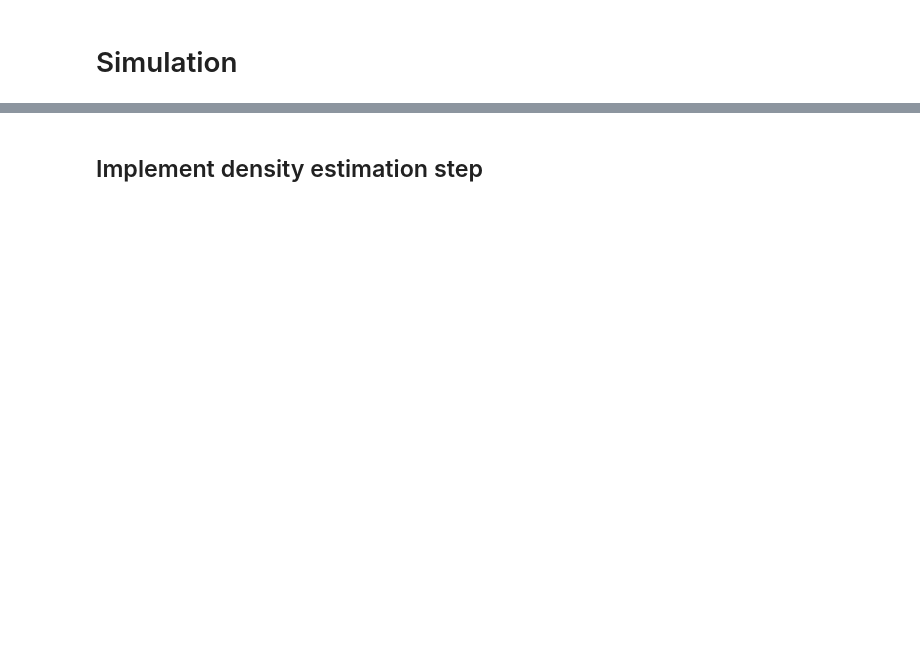
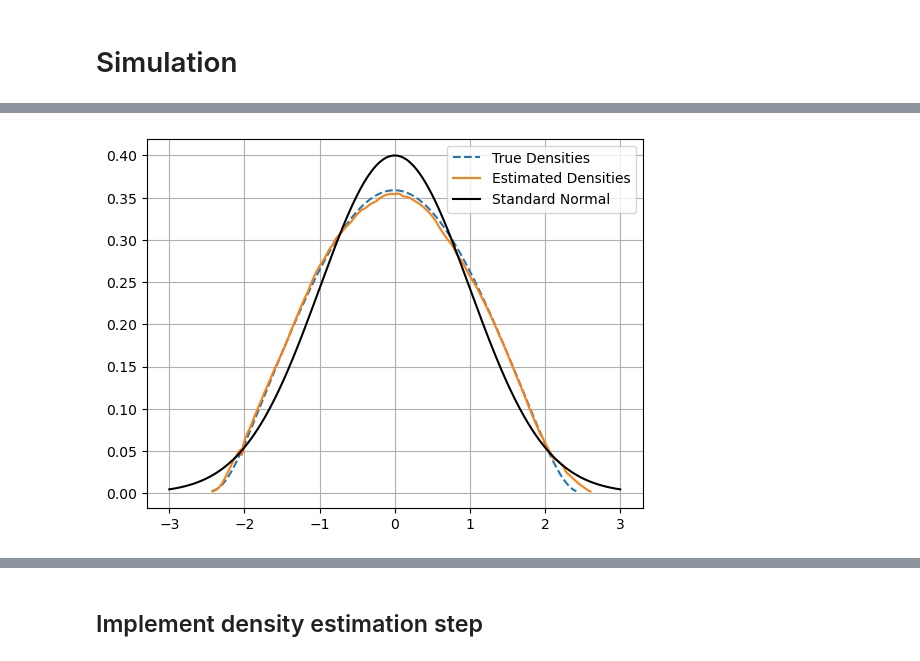
Before and after one commit to mirkimirk/thesis_frechet_fda, a Jupyter notebook: src/frechet_fda/reproduction_petersen2016.ipynb, the cells around one changed output, grey strips where cells are left out. Saved outputs shown, nothing was run; the diff lists cells and outputs as text; code cells hidden in the pictures; blank space fills up the shorter version.

```diff
--- a/src/frechet_fda/reproduction_petersen2016.ipynb
+++ b/src/frechet_fda/reproduction_petersen2016.ipynb
@@ -33,7 +33,7 @@ grid_size = 10000
 trunc = 3
 mus, sigmas = gen_params_scenario_one(n)
 # Sort sigmas, because when summing Function instances something goes wrong otherwise
-sigmas.sort()
+# sigmas.sort()
 # %%
 # Generate pdfs within truncation points
 pdfs = make_truncnorm_pdf(
@@ -164,12 +179,11 @@ for i in range(m):
     for j, n in enumerate(sample_sizes):
         # j index only used for storing Fréchet means below!
         # Set parameters
-        grid_size = 10000
         trunc = 3
         seed_num = int(str(i) + str(n))  # unique seed in each simulation run
         mus, sigmas = gen_params_scenario_one(n, seed=seed_num)
         # Sort sigmas, because when summing Function instances something goes wrong otherwise
-        sigmas.sort()
+        # sigmas.sort()
 
         # Generate pdfs within truncation points
         pdfs = make_truncnorm_pdf(
@@ -354,22 +381,24 @@ plt.show()
 # %%
 # Plot Fréchet mean with true densities against estimated densities and true center
 fig, ax = plt.subplots()
 ax.plot(
     mean_of_f_means200.x,
     mean_of_f_means200.y,
     label="True Densities",
     linestyle="--",
 )
 ax.plot(
     mean_of_f_means200_denstimation.x,
     mean_of_f_means200_denstimation.y,
     label="Estimated Densities",
-    linestyle="--",
+    linestyle="-",
 )
 ax.plot(std_normal[0], std_normal[1], label="Standard Normal", color="black")
 plt.legend()
 plt.grid()
 plt.show()
+# %% [output]
+[figure, added]
 # %%
 # Plot Fréchet mean with true densities against estimated densities and true center
 fig, ax = plt.subplots()
```
Also changed, not shown: parts of 25 cells of this notebook, 2 other files.
